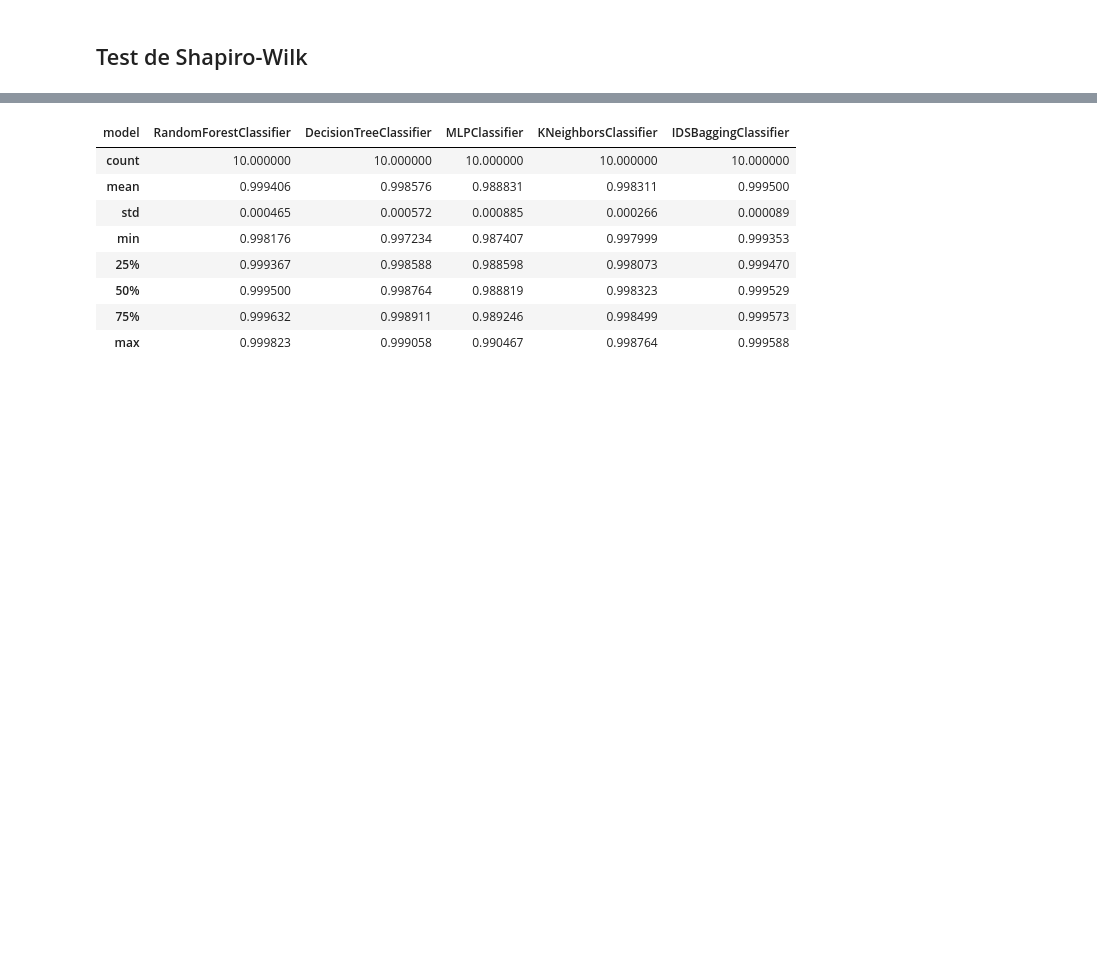
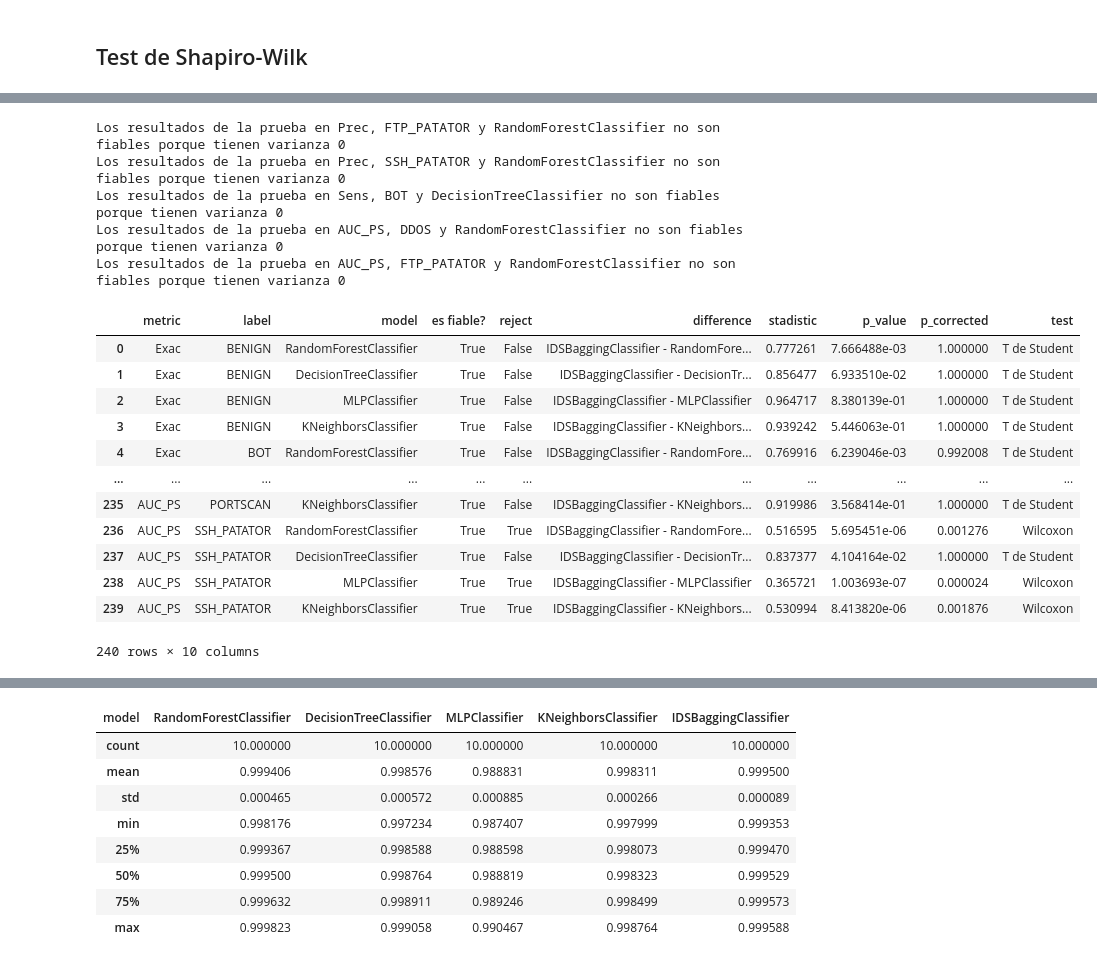
Before and after one commit to alanum9603/IDS_Thesis, a Jupyter notebook: 5_analisis_de_resultados/results_analysis.ipynb, the cells around one changed output, grey strips where cells are left out. Saved outputs shown, nothing was run; the diff lists cells and outputs as text; code cells hidden in the pictures; blank space fills up the shorter version.

```diff
--- a/5_analisis_de_resultados/results_analysis.ipynb
+++ b/5_analisis_de_resultados/results_analysis.ipynb
@@ -235,5 +236,8 @@ df_results_ordered
 300 rows × 13 columns
 # %% [markdown]
 ## Test de Shapiro-Wilk
+# %%
+list_models = ['RandomForestClassifier', 'DecisionTreeClassifier', 'MLPClassifier', 'KNeighborsClassifier']
+bagging_model_name = 'IDSBaggingClassifier'
 # %%
 """ Test de Shapiro Wilk """
@@ -243,0 +308,71 @@ df_results_ordered
+# %%
+""" Test de Shapiro Wilk """
+# H0 (hipótesis nula): Los datos provienen de una distribución normal
+# H1 (hipótesis alternativa): Los datos no provienen de una distribución normal
+# Nivel de significancia = 0.05
+# Si p < nivel de significancia  ->  Los datos no provienen de una distribución normal
+df_shapiro_wilk = pd.DataFrame(columns=["metric", "label", "model", "difference", "stadistic", "p_value", "es fiable?"])
+nivel_significancia_normalidad = 0.05
+
+for metric in metric_list :
+  for label in label_list :
+    mask = (df_results_ordered['metric'] == metric) & (df_results_ordered['label'] == label)
+    bagging_mask = mask & (df_results_ordered['model'] == bagging_model_name)
+    muestra_bagging = df_results_ordered[bagging_mask][iter_list].iloc[0]
+    for model in list_models :
+      model_mask = mask & (df_results_ordered['model'] == model)
+      muestra = df_results_ordered[model_mask][iter_list].iloc[0]
+      muestra_diferencia = muestra_bagging-muestra
+      fiable = True
+      if np.ptp(muestra_diferencia) > 0 :
+        fiable = True
+      else :
+        print(f'Los resultados de la prueba en {metric}, {label} y {model} no son fiables porque tienen varianza 0')
+        fiable = False
+
+      stat, p = stats.shapiro(muestra_diferencia.to_list())
+
+      df_shapiro_wilk.loc[len(df_shapiro_wilk)] = [
+        metric,
+        label,
+        model,
+        f'{bagging_model_name} - {model}',
+        stat,
+        p,
+        fiable,
+      ]
+reject, p_corrected, _, _ = multipletests(
+  df_shapiro_wilk['p_value'].to_list(),
+  alpha=nivel_significancia_normalidad,
+  method='holm'
+)
+
+df_shapiro_wilk['p_corrected'] = p_corrected
+df_shapiro_wilk['reject'] = reject
+# df_shapiro_wilk
+df_shapiro_wilk['test'] = np.where(
+    (~df_shapiro_wilk['reject']) & (df_shapiro_wilk['es fiable?']),
+    'T de Student',
+    'Wilcoxon'
+)
+# df_shapiro_wilk
+df_shapiro_wilk[['metric', 'label', 'model', 'es fiable?', 'reject', 'difference', 'stadistic', 'p_value', 'p_corrected', 'test']]
+# %% [output]
+Los resultados de la prueba en Prec, FTP_PATATOR y RandomForestClassifier no son fiables porque tienen varianza 0
+Los resultados de la prueba en Prec, SSH_PATATOR y RandomForestClassifier no son fiables porque tienen varianza 0
+Los resultados de la prueba en Sens, BOT y DecisionTreeClassifier no son fiables porque tienen varianza 0
+Los resultados de la prueba en AUC_PS, DDOS y RandomForestClassifier no son fiables porque tienen varianza 0
+Los resultados de la prueba en AUC_PS, FTP_PATATOR y RandomForestClassifier no son fiables porque tienen varianza 0
+|  | metric | label | model | es fiable? | reject | difference | stadistic | p_value | p_corrected | test |
+| 0 | Exac | BENIGN | RandomForestClassifier | True | False | IDSBaggingClassifier - RandomFore... | 0.777261 | 7.666488e-03 | 1.000000 | T de Student |
+| 1 | Exac | BENIGN | DecisionTreeClassifier | True | False | IDSBaggingClassifier - DecisionTr... | 0.856477 | 6.933510e-02 | 1.000000 | T de Student |
+| 2 | Exac | BENIGN | MLPClassifier | True | False | IDSBaggingClassifier - MLPClassifier | 0.964717 | 8.380139e-01 | 1.000000 | T de Student |
+| 3 | Exac | BENIGN | KNeighborsClassifier | True | False | IDSBaggingClassifier - KNeighbors... | 0.939242 | 5.446063e-01 | 1.000000 | T de Student |
+| 4 | Exac | BOT | RandomForestClassifier | True | False | IDSBaggingClassifier - RandomFore... | 0.769916 | 6.239046e-03 | 0.992008 | T de Student |
+| ... | ... | ... | ... | ... | ... | ... | ... | ... | ... | ... |
+| 235 | AUC_PS | PORTSCAN | KNeighborsClassifier | True | False | IDSBaggingClassifier - KNeighbors... | 0.919986 | 3.568414e-01 | 1.000000 | T de Student |
+| 236 | AUC_PS | SSH_PATATOR | RandomForestClassifier | True | True | IDSBaggingClassifier - RandomFore... | 0.516595 | 5.695451e-06 | 0.001276 | Wilcoxon |
+| 237 | AUC_PS | SSH_PATATOR | DecisionTreeClassifier | True | False | IDSBaggingClassifier - DecisionTr... | 0.837377 | 4.104164e-02 | 1.000000 | T de Student |
+| 238 | AUC_PS | SSH_PATATOR | MLPClassifier | True | True | IDSBaggingClassifier - MLPClassifier | 0.365721 | 1.003693e-07 | 0.000024 | Wilcoxon |
+| 239 | AUC_PS | SSH_PATATOR | KNeighborsClassifier | True | True | IDSBaggingClassifier - KNeighbors... | 0.530994 | 8.413820e-06 | 0.001876 | Wilcoxon |
+240 rows × 10 columns
```
Also changed, not shown: parts of 10 cells of this notebook, 3 other files.
